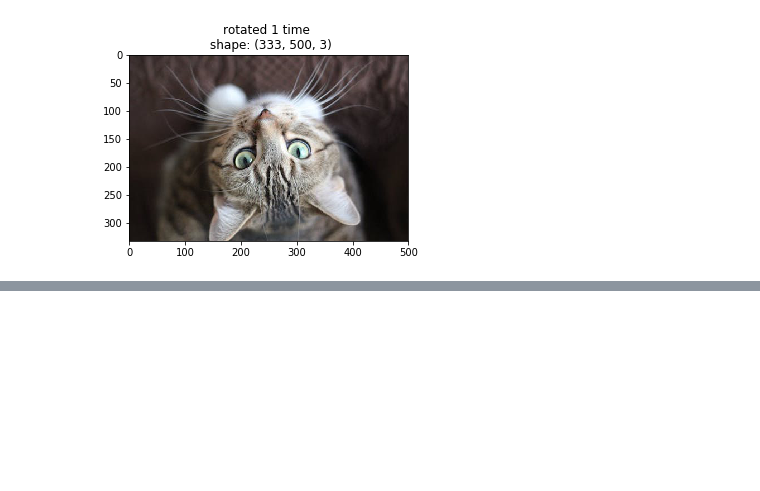
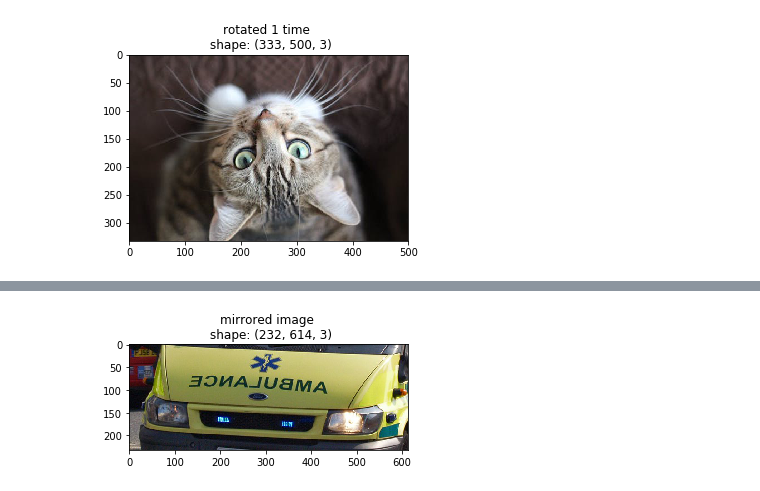
Before and after one commit to alisharifara/myCaffe2Examples, a Jupyter notebook: 05-ImagePreProcessingPipeline.ipynb, the cells around one changed output, grey strips where cells are left out. Saved outputs shown, nothing was run; the diff lists cells and outputs as text; code cells hidden in the pictures; blank space fills up the shorter version.

Commit message:
add mirror flip lr

```diff
--- a/05-ImagePreProcessingPipeline.ipynb
+++ b/05-ImagePreProcessingPipeline.ipynb
@@ -66,0 +79,6 @@ display_image(img_rotated_90, 'rotated 1 time')
+# %%
+# text recognition will fail if the source image is mirrored
+img_mirrored = skimage.img_as_float(skimage.io.imread('./images/ambulance.jpg')).astype(np.float32)
+display_image(img_mirrored, 'mirrored image')
+# %% [output]
+[figure, added]
```
Also changed, not shown: parts of 3 cells of this notebook, 1 other file.
